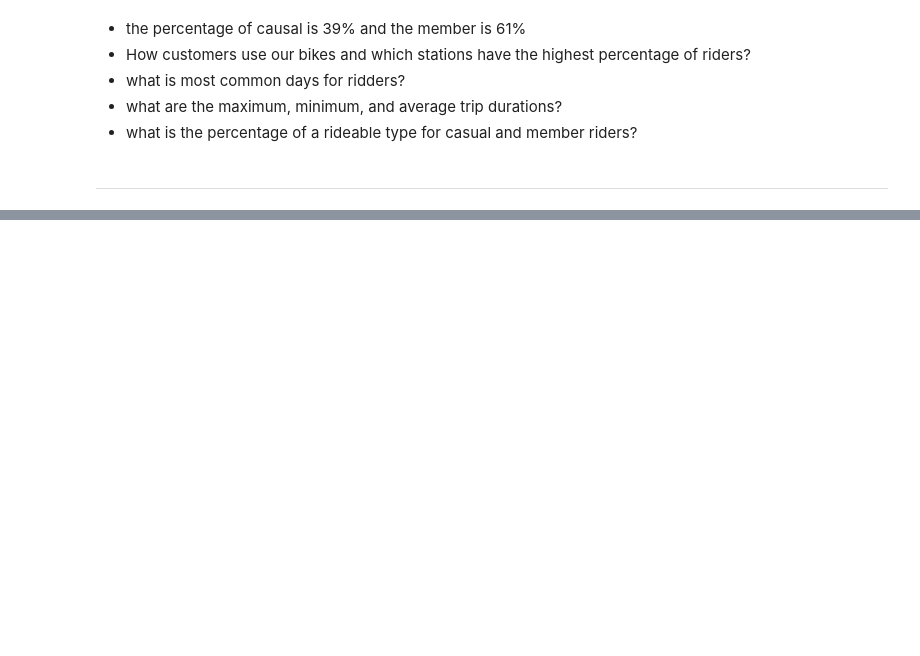
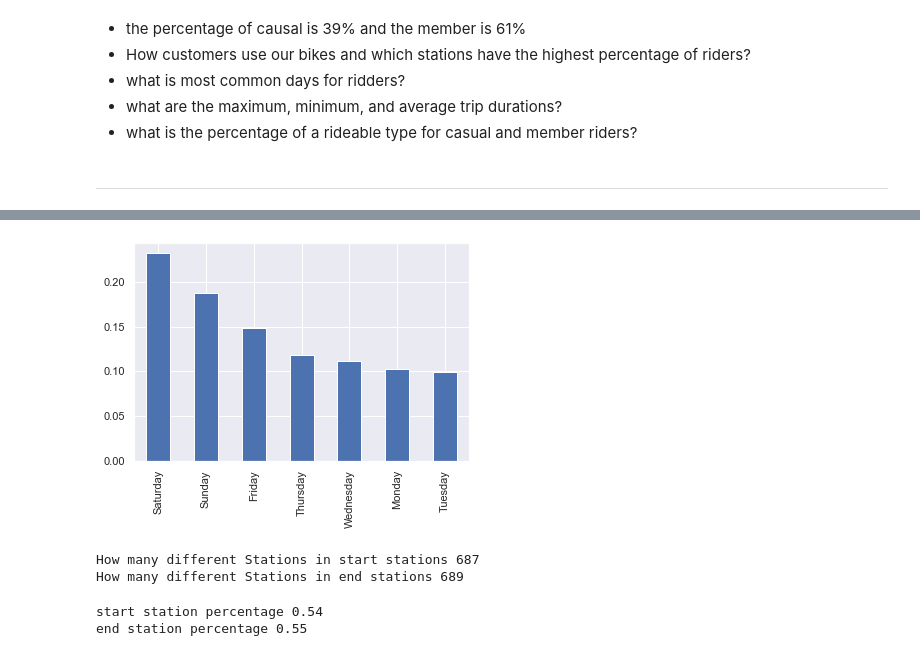
Before and after one commit to SABRIOUS/Google_Data_Analysis_Capstone, a Jupyter notebook: test_bkies.ipynb, the cells around one changed output, grey strips where cells are left out. Cells and saved outputs as stored; diff of their text form; code cells hidden in the pictures; blank space fills up the shorter version.

```diff
--- a/test_bkies.ipynb
+++ b/test_bkies.ipynb
@@ -190,0 +236,19 @@ df_casual.head()
+# %%
+#this bar graph will show us the most common day for casual riders
+(df_casual['day_name'].value_counts()/df_casual.shape[0]).plot(kind='bar');
+# %% [output]
+[figure, added]
+# %%
+print('How many different Stations in start stations',df_casual['start_station_name'].nunique())
+print('How many different Stations in end stations',df_casual['end_station_name'].nunique())
+# %% [output]
+How many different Stations in start stations 687
+How many different Stations in end stations 689
+# %%
+# the percentage of top 100 start stations
+print("start station percentage",round(df_casual['start_station_name'].value_counts().head(100).sum()/df_casual.shape[0],2))
+# the percentage of top 100 end stations
+print("end station percentage",round(df_casual['end_station_name'].value_counts().head(100).sum()/df_casual.shape[0],2))
+# %% [output]
+start station percentage 0.54
+end station percentage 0.55
```
Also changed, not shown: parts of 9 cells of this notebook.
